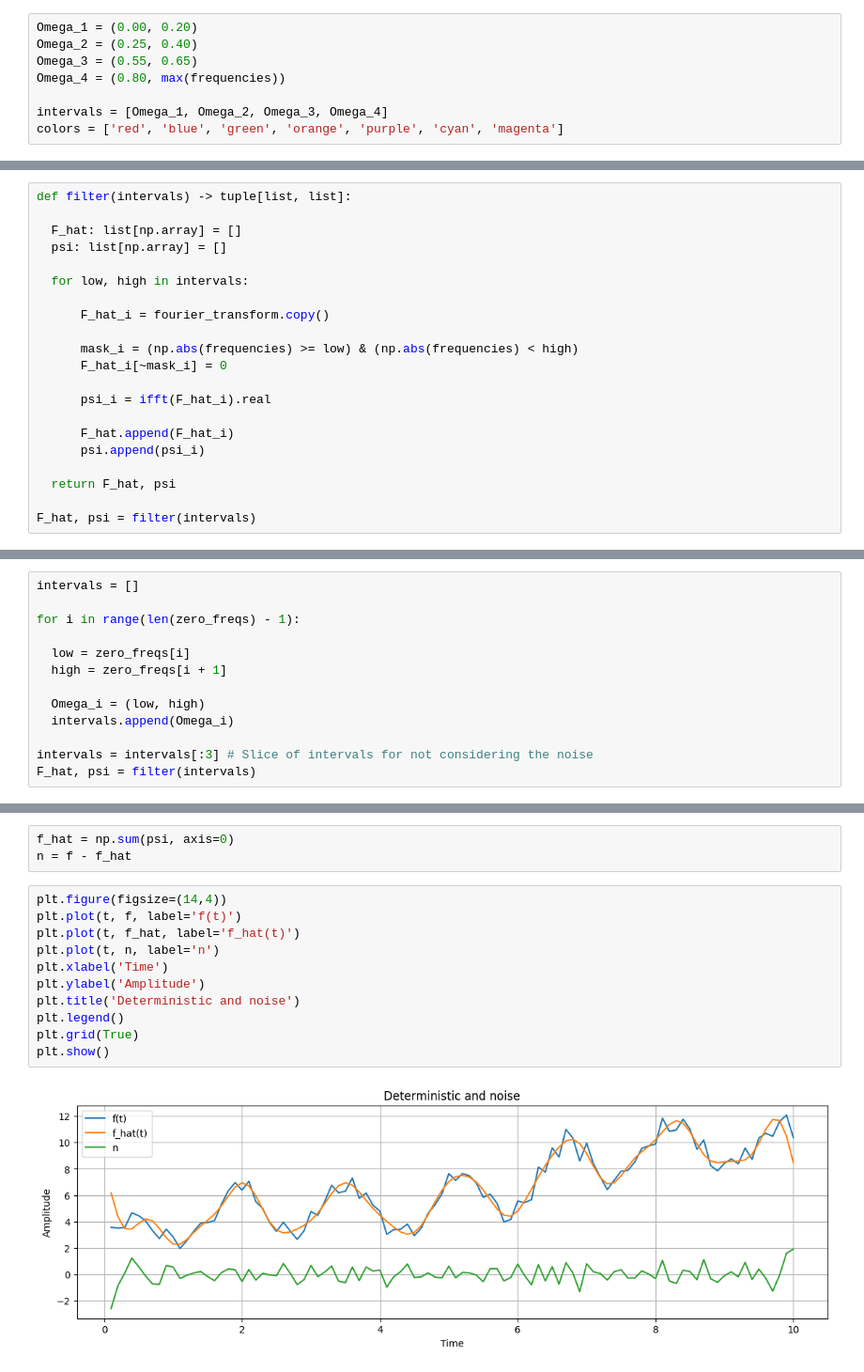
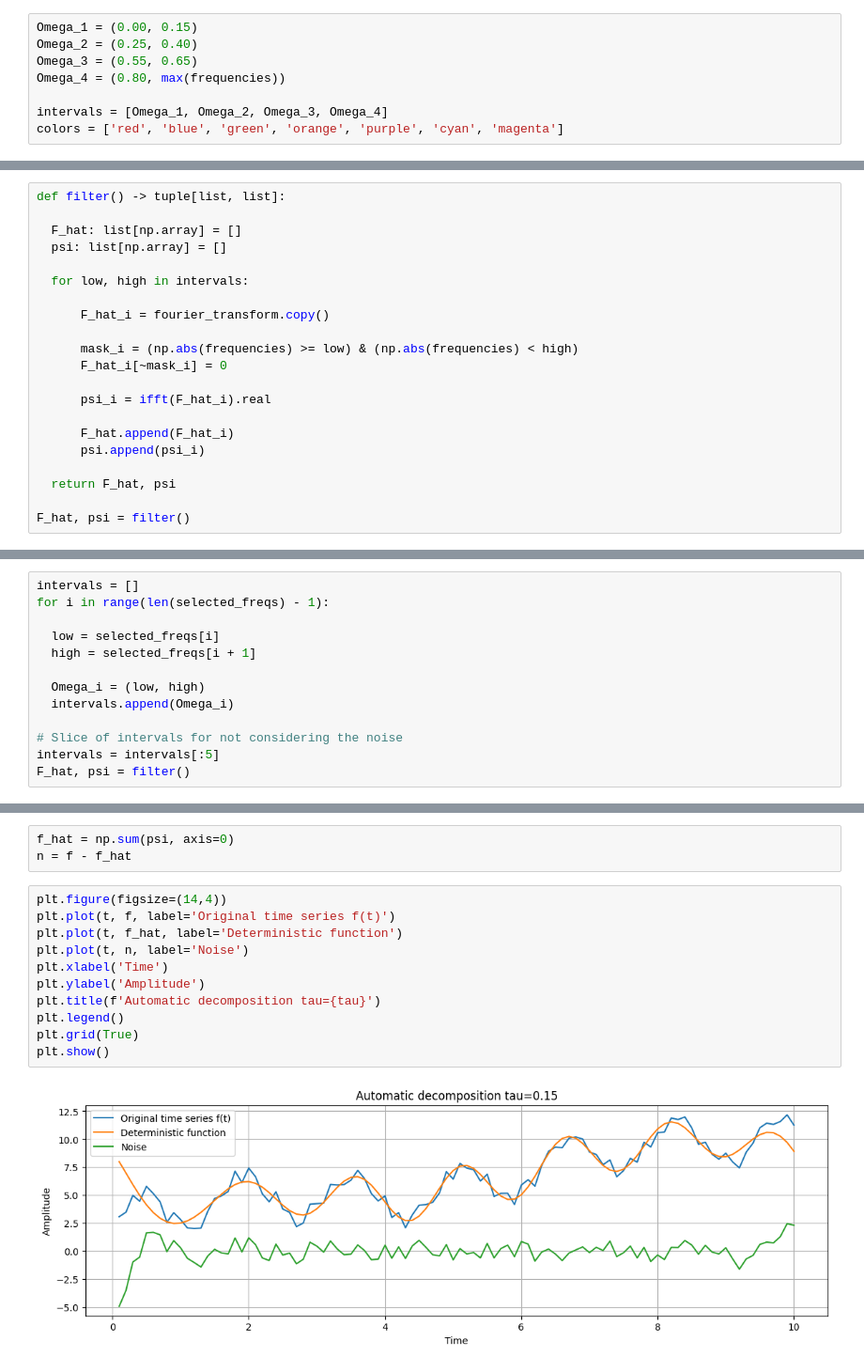
Before and after one commit to MorcilloSanz/fourier-analysis, a Jupyter notebook: fourier_analysis.ipynb, the cells around one changed output, grey strips where cells are left out. Shown at 94% size. Saved outputs shown, nothing was run; the diff lists cells and outputs as text.

Commit message:
fix: automatic interval detection

```diff
--- a/fourier_analysis.ipynb
+++ b/fourier_analysis.ipynb
@@ -61,7 +61,7 @@ plt.show()
 # %% [markdown]
 We can see that there are some interesting peaks in the magnitude $|F(\omega)|$. We can split it into intervals of frequencies $\Omega_1 = [0, 0.5)$, $\Omega_2 = [0.5, 0.85)$ and $\Omega_3 = (0.85, ∞)$ according to its shape in order to isolate the different frequencies that are more relevant to the time series $f(t)$
 # %%
-Omega_1 = (0.00, 0.20)
+Omega_1 = (0.00, 0.15)
 Omega_2 = (0.25, 0.40)
 Omega_3 = (0.55, 0.65)
 Omega_4 = (0.80, max(frequencies))
@@ -115,7 +115,7 @@ $$\sum_i \psi_i(t) = \frac{1}{2\pi} \left( \int_{\Omega_1} F(\omega) \, e^{i \om
 
 $$\psi(t) = \sum_i \psi_i(t) =  \frac{1}{2\pi} \int_{\bigcup_i \Omega_i} F(\omega) \, e^{i \omega t} \, d\omega$$
 # %%
-def filter(intervals) -> tuple[list, list]:
+def filter() -> tuple[list, list]:
 
   F_hat: list[np.array] = []
   psi: list[np.array] = []
@@ -134,7 +134,7 @@ def filter(intervals) -> tuple[list, list]:
 
   return F_hat, psi
 
-F_hat, psi = filter(intervals)
+F_hat, psi = filter()
 # %%
 def plot_decomposition() -> None:
 
@@ -260,17 +272,17 @@ plt.show()
 Now we can just define each interval $\Omega_i$ like the space between every maximum detected.
 # %%
 intervals = []
+for i in range(len(selected_freqs) - 1):
 
-for i in range(len(zero_freqs) - 1):
-
-  low = zero_freqs[i]
-  high = zero_freqs[i + 1]
+  low = selected_freqs[i]
+  high = selected_freqs[i + 1]
 
   Omega_i = (low, high)
   intervals.append(Omega_i)
 
-intervals = intervals[:3] # Slice of intervals for not considering the noise
-F_hat, psi = filter(intervals)
+# Slice of intervals for not considering the noise
+intervals = intervals[:5]
+F_hat, psi = filter()
 # %%
 plot_intervals()
 # %% [output]
@@ -289,14 +300,14 @@ f_hat = np.sum(psi, axis=0)
 n = f - f_hat
 # %%
 plt.figure(figsize=(14,4))
-plt.plot(t, f, label='f(t)')
-plt.plot(t, f_hat, label='f_hat(t)')
-plt.plot(t, n, label='n')
+plt.plot(t, f, label='Original time series f(t)')
+plt.plot(t, f_hat, label='Deterministic function')
+plt.plot(t, n, label='Noise')
 plt.xlabel('Time')
 plt.ylabel('Amplitude')
-plt.title('Deterministic and noise')
+plt.title(f'Automatic decomposition tau={tau}')
 plt.legend()
 plt.grid(True)
 plt.show()
 # %% [output]
-[figure, old version]
+[figure, new version]
```
Also changed, not shown: parts of 10 cells of this notebook, 3 other files.
